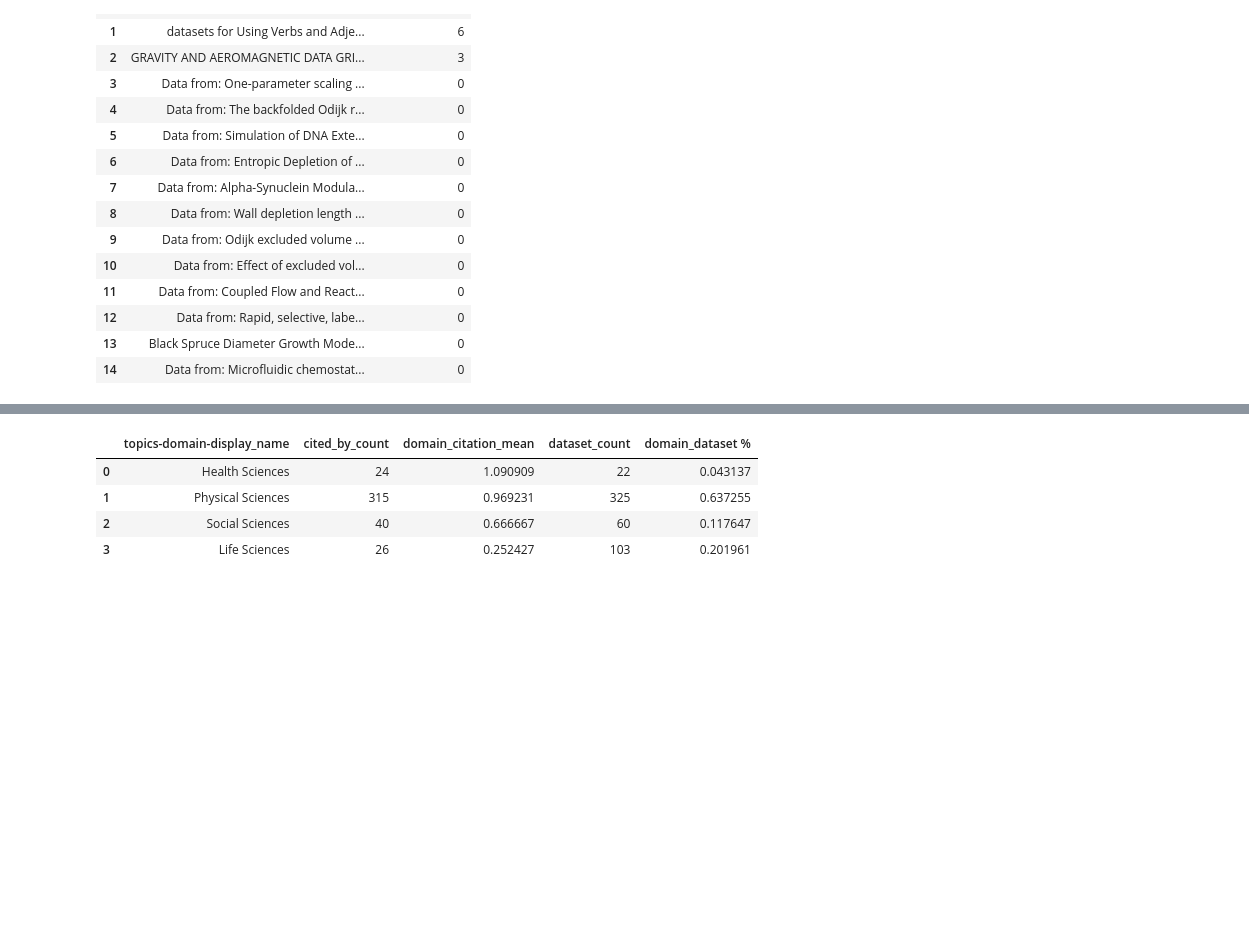
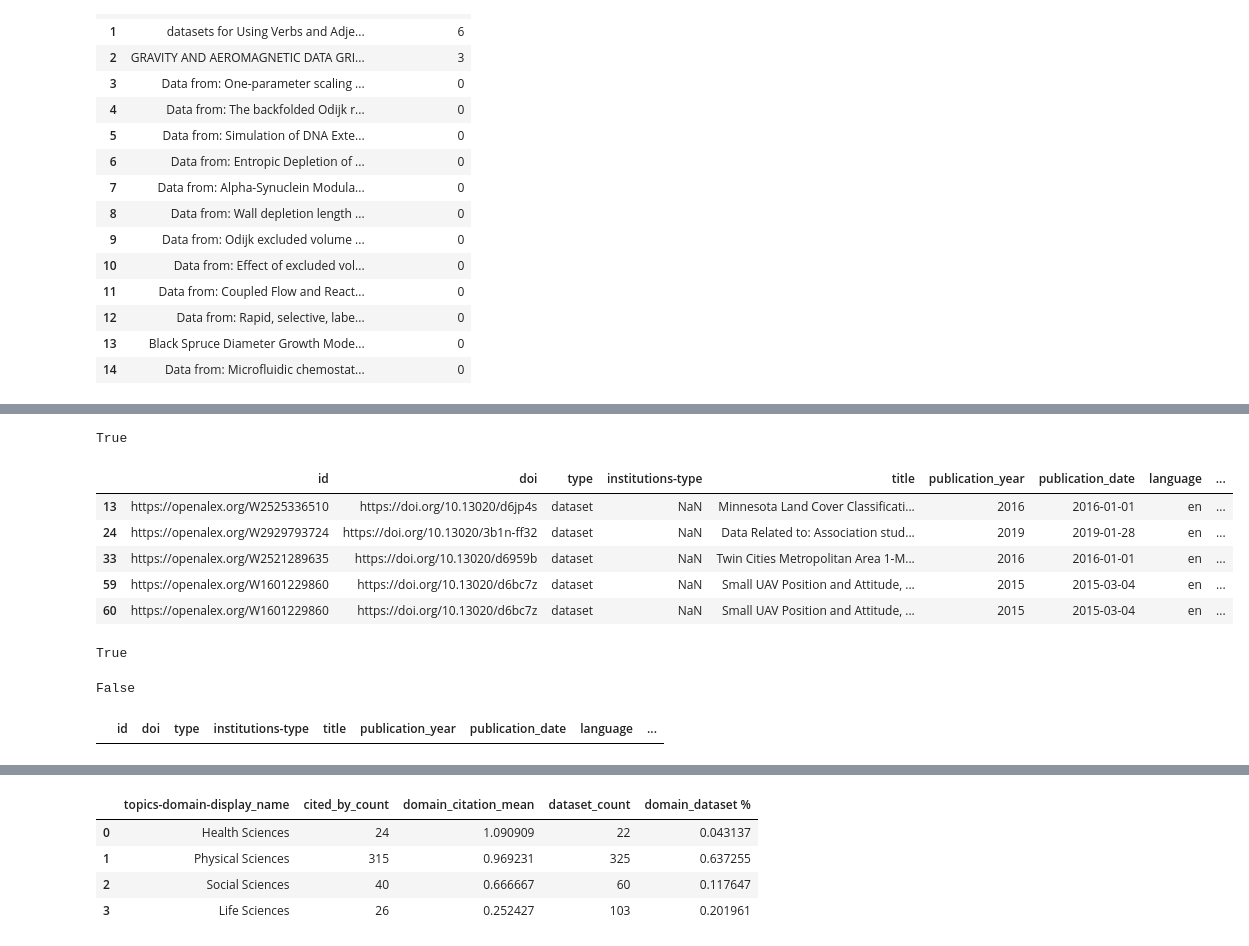
Before and after one commit to senderrr/OpenAlex, a Jupyter notebook: OpenAlexSourceVisuals.ipynb, the cells around one changed output, grey strips where cells are left out. Cells and saved outputs as stored; diff of their text form; code cells hidden in the pictures; blank space fills up the shorter version.

```diff
--- a/OpenAlexSourceVisuals.ipynb
+++ b/OpenAlexSourceVisuals.ipynb
@@ -383,0 +280,3 @@ Average  NaN Ror cited by count is: 0.6132930513595166
+# %%
+HasAnyOrcidDf = df.groupby('title').filter(lambda x: x['orcid'].str.contains('orcid').any())
+HasAnyOrcidDf.head()
@@ -383,0 +290,28 @@ Average  NaN Ror cited by count is: 0.6132930513595166
+# %%
+HasAnyOrcidDf['orcid'].value_counts().notna().any()
+# %% [output]
+True
+# %%
+HasNoOrcidDf = df[~df.isin(HasAnyOrcidDf.to_dict(orient="list")).all(axis=1)]
+HasNoOrcidDf.head()
+# %% [output]
+|  | id | doi | type | institutions-type | title | publication_year | publication_date | language | ... |
+| 13 | https://openalex.org/W2525336510 | https://doi.org/10.13020/d6jp4s | dataset | NaN | Minnesota Land Cover Classificati... | 2016 | 2016-01-01 | en | ... |
+| 24 | https://openalex.org/W2929793724 | https://doi.org/10.13020/3b1n-ff32 | dataset | NaN | Data Related to: Association stud... | 2019 | 2019-01-28 | en | ... |
+| 33 | https://openalex.org/W2521289635 | https://doi.org/10.13020/d6959b | dataset | NaN | Twin Cities Metropolitan Area 1-M... | 2016 | 2016-01-01 | en | ... |
+| 59 | https://openalex.org/W1601229860 | https://doi.org/10.13020/d6bc7z | dataset | NaN | Small UAV Position and Attitude, ... | 2015 | 2015-03-04 | en | ... |
+| 60 | https://openalex.org/W1601229860 | https://doi.org/10.13020/d6bc7z | dataset | NaN | Small UAV Position and Attitude, ... | 2015 | 2015-03-04 | en | ... |
+# %%
+HasNoOrcidDf['orcid'].value_counts().isna().all()
+# %% [output]
+True
+# %%
+has_matching_rows = not HasNoOrcidDf.merge(HasAnyOrcidDf).empty
+has_matching_rows
+# %% [output]
+False
+# %%
+has_matching_rows = pd.merge(HasAnyOrcidDf, HasNoOrcidDf, how='inner')
+has_matching_rows
+# %% [output]
+|  | id | doi | type | institutions-type | title | publication_year | publication_date | language | ... |
```
Also changed, not shown: parts of 15 cells of this notebook.
